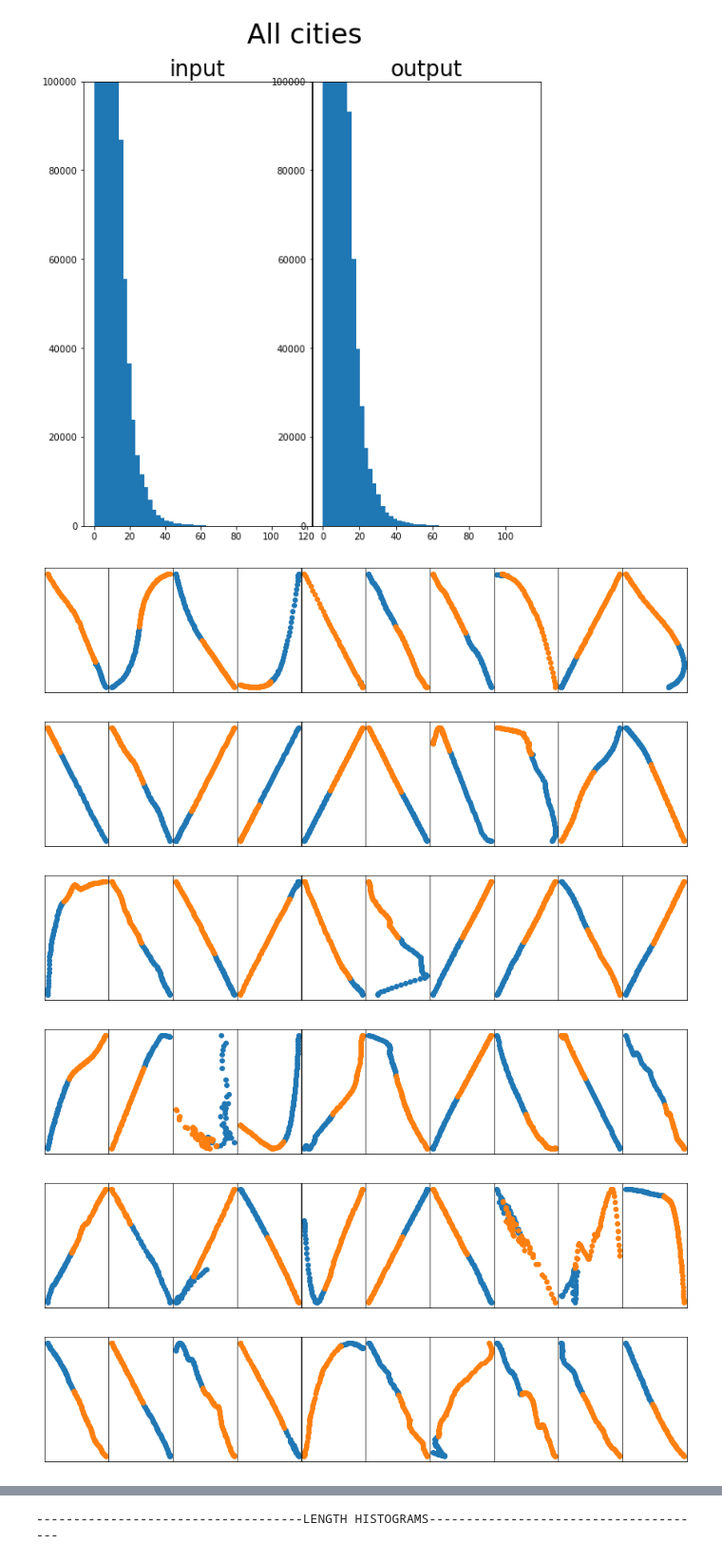
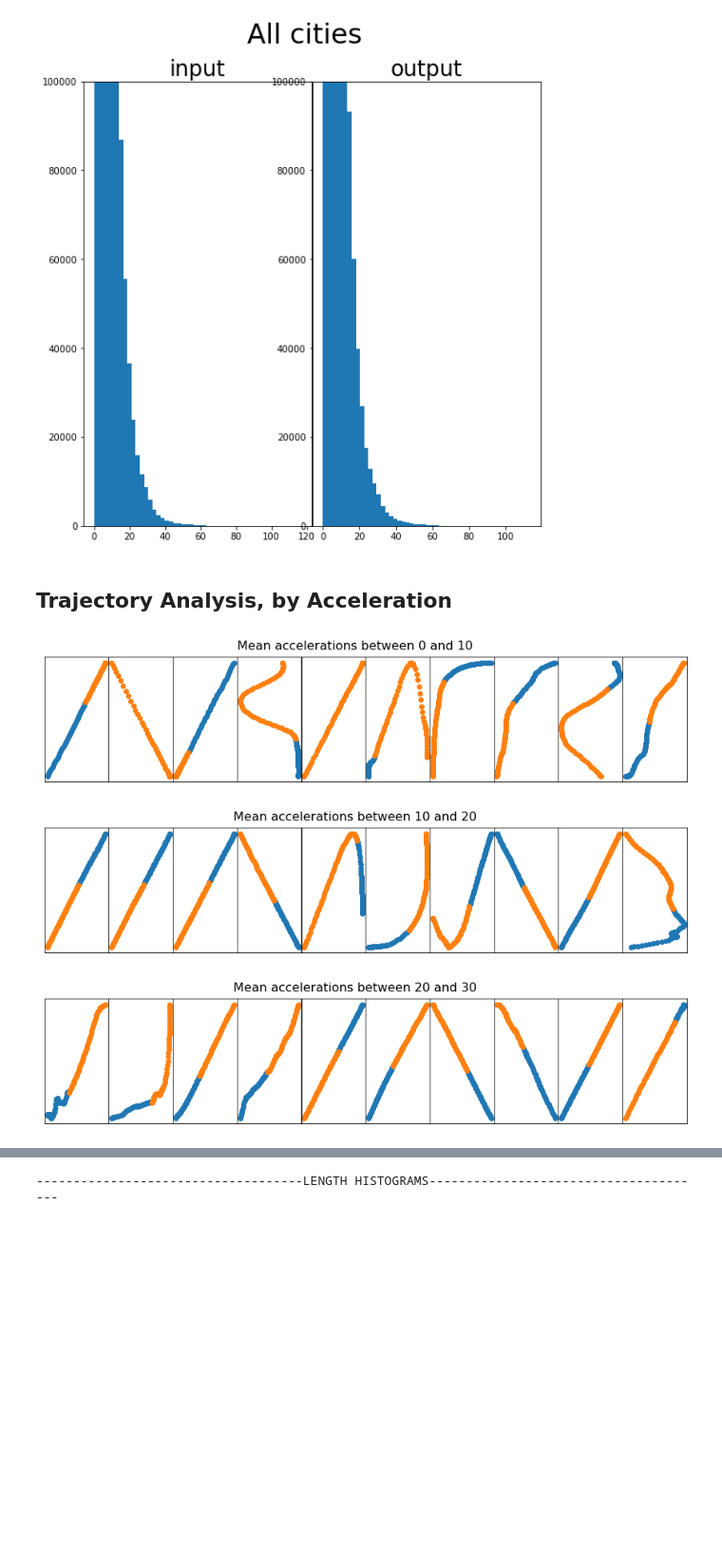
Before and after one commit to brandonho667/151B-WinningProject, a Jupyter notebook: data_analysis.ipynb, the cells around one changed output, grey strips where cells are left out. Shown at 95% size. Cells and saved outputs as stored; diff of their text form; code cells hidden in the pictures; blank space fills up the shorter version.

```diff
--- a/data_analysis.ipynb
+++ b/data_analysis.ipynb
@@ -116,7 +116,7 @@ def transform(data):
     out -= data[0][0]
     return (inp, out)
 
-def show_sample_batch(sample_batch):
+def show_sample_batch(sample_batch, title=None):
     """visualize the trajectory for a batch of samples"""
     inp, out = sample_batch
     batch_sz = inp.size(0)
@@ -124,6 +124,8 @@ def show_sample_batch(sample_batch):
 
     fig, axs = plt.subplots(1,batch_sz, figsize=(15, 3), facecolor='w', edgecolor='k')
     fig.subplots_adjust(hspace = .5, wspace=.001)
+    if title is not None:
+        fig.suptitle(title, fontsize=16)
     axs = axs.ravel()
     for i in range(batch_sz):
         axs[i].xaxis.set_ticks([])
@@ -393,51 +405,50 @@ axs[1].set_ylim([0,1e5])
 ------------------------------------ACCELERATION HISTOGRAMS--------------------------------------
 (0.0, 100000.0)
 [figure]
+# %% [markdown]
+## Trajectory Analysis, by Acceleration
 # %%
 train_dataset = ArgoverseDataset(city = "all", split = "train")
 train_loader = DataLoader(train_dataset, batch_size=1, shuffle=True)
-threshs = [0, 10, 20, 30, 40, 50, 60]#, 80, 100]
+threshs = [0, 10, 20, 30]#, 40, 50, 60, 80, 100]
 counts = torch.zeros(len(threshs)-1, dtype=int)
 total_x = torch.zeros((len(threshs)-1, 10, 50, 2))
 total_y = torch.zeros((len(threshs)-1, 10, 60, 2))
 while (counts < 10).any():
     x, y = next(iter(train_loader))
 #     x_l = torch.sum(torch.linalg.norm(x[:, 1:] - x[:, :-1], dim=2)[0])
 #     y_l = torch.sum(torch.linalg.norm(y[:, 1:] - y[:, :-1], dim=2)[0])
 #     mid_l = torch.linalg.norm(y[:, 0] - x[:, -1], dim=1)[0]
 #     p_len = x_l + y_l + mid_l
     x_v = (x[:, 1:] - x[:, :-1])
     y_v = (y[:, 1:] - y[:, :-1])
-    x_a = torch.max(torch.linalg.norm(x_v[:, 1:] - x_v[:, :-1], axis=2)*100, dim=1)[0]
-    y_a = torch.max(torch.linalg.norm(y_v[:, 1:] - y_v[:, :-1], axis=2)*100, dim=1)[0]
+    x_a = torch.max(torch.linalg.norm(x_v[:, 1:] - x_v[:, :-1], dim=2)*100, dim=1)[0]
+    y_a = torch.max(torch.linalg.norm(y_v[:, 1:] - y_v[:, :-1], dim=2)*100, dim=1)[0]
     a = (x_a + y_a)/2
     idx = 0
     while idx < len(threshs)-2 and a > threshs[idx+1]:
         idx += 1
     if counts[idx] < 10:
         total_x[idx, counts[idx]:counts[idx]+1] += x
         total_y[idx, counts[idx]:counts[idx]+1] += y
         counts[idx] += 1
 # for i, (low, high) in enumerate(zip(threshs[:-1], threshs[1:])):
 #     count = 0
 #     while count < 10:
 #         x, y = next(iter(train_loader))
 #         x_l = torch.sum(torch.linalg.norm(x[:, 1:] - x[:, :-1], dim=2)[0])
 #         y_l = torch.sum(torch.linalg.norm(y[:, 1:] - y[:, :-1], dim=2)[0])
 #         mid_l = torch.linalg.norm(y[:, 0] - x[:, -1], dim=1)[0]
 #         p_len = x_l + y_l + mid_l
 #         if p_len >= low and p_len < high:
 #             total_x[i, count:count+1] += x
 #             total_y[i, count:count+1] += y
 #             count += 1
-for i in range(total_x.size(0)):
-    show_sample_batch((total_x[i], total_y[i]))
+for i in range(0, total_x.size(0)):
+    show_sample_batch((total_x[i], total_y[i]), title="Mean accelerations between %d and %d" % (threshs[i], threshs[i+1]))
 plt.show()
 # %% [output]
-[figure, old version]
+[figure, new version]
-[figure, old version]
+[figure, new version]
-[figure, old version]
+[figure, new version]
-[figure, removed]
-[figure, removed]
-[figure, removed]
 # %% [markdown]
```
Also changed, not shown: parts of 8 cells of this notebook.
